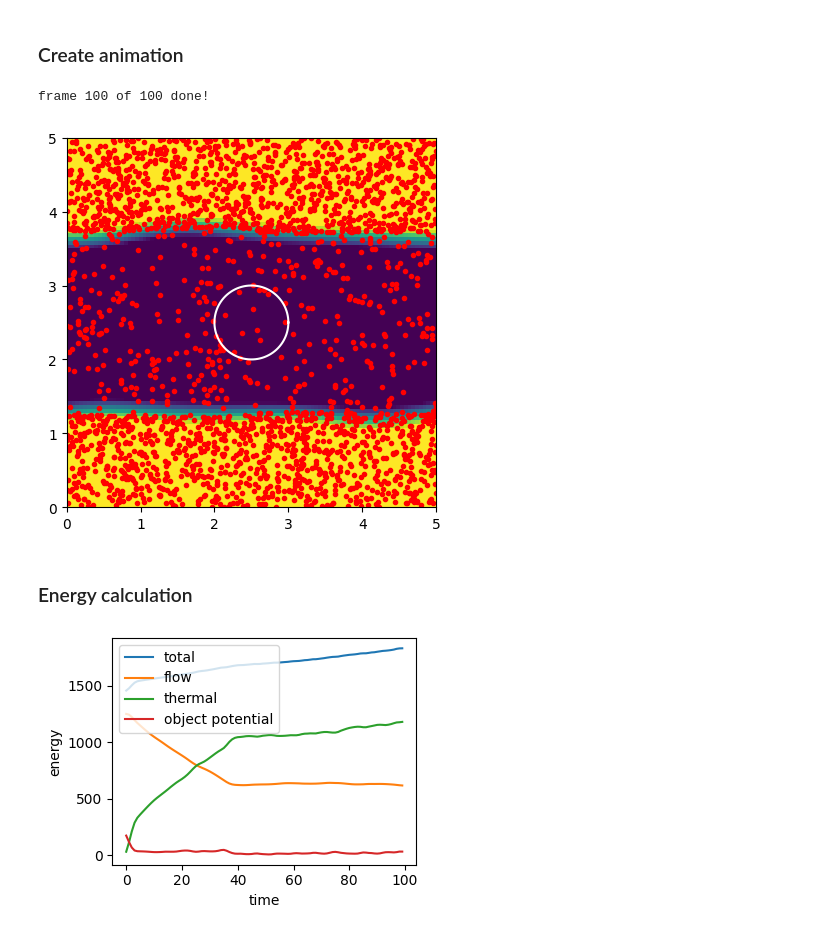
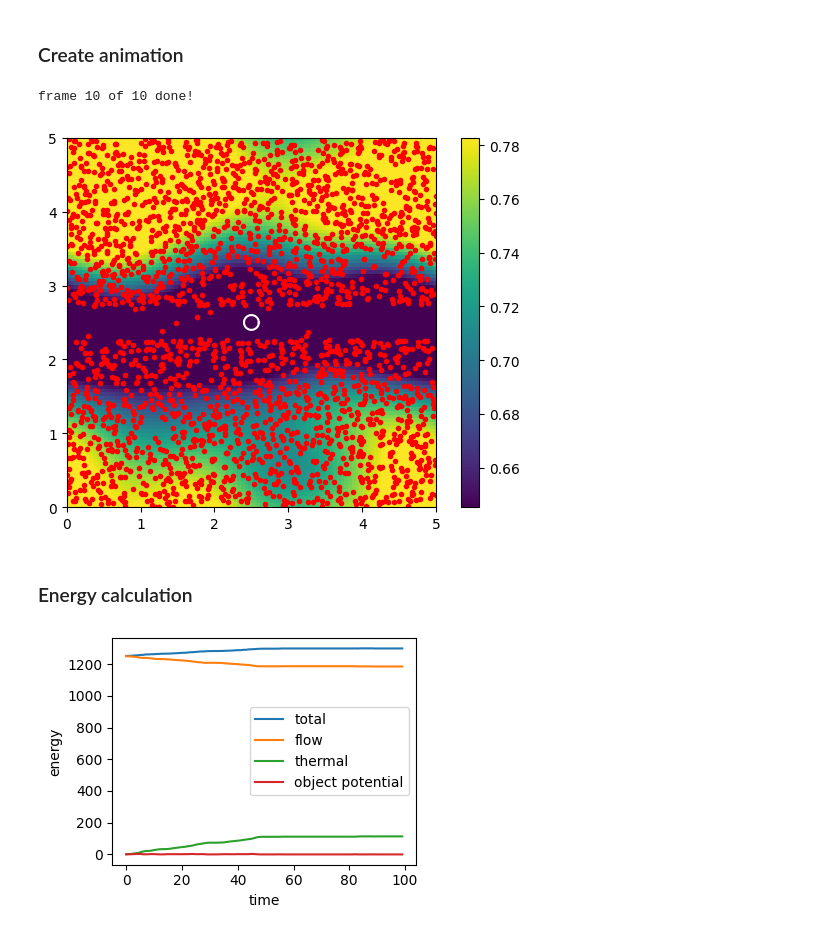
Before and after one commit to slagnews/drag_sph, a Jupyter notebook: cpp_test.ipynb, the cells around one changed output. Drawn from its saved outputs; the diff is of its cells as text; code cells hidden in the pictures.

```diff
--- a/cpp_test.ipynb
+++ b/cpp_test.ipynb
@@ -16,8 +16,8 @@ dt = 0.01
 c_s = 0.1
 beta = 0.07
 
-central_radius = 0.5
-boundary_width = 0.1
+central_radius = 0.1
+boundary_width = 0.02
 max_force = 1000
 # %% [markdown]
 ### Run simulation
@@ -50,10 +72,10 @@ positions, velocities = read_all_output("all_output.bin")
 # %% [markdown]
 ### Create animation
 # %%
-animate(positions, params, masses)
+animate(positions[::10], velocities[::10], params, masses, field_type="density")
 # %% [output]
-frame 100 of 100 done!
+frame 10 of 10 done!
-[figure, old version]
+[figure, new version]
 # %% [markdown]
 ### Energy calculation
 # %%
@@ -71,4 +93,4 @@ fig.tight_layout()
 fig.savefig("figures/energy_leapfrog.png", dpi=300)
 plt.show()
 # %% [output]
-[figure, old version]
+[figure, new version]
```
Also changed, not shown: parts of 2 cells of this notebook, 4 other files.
